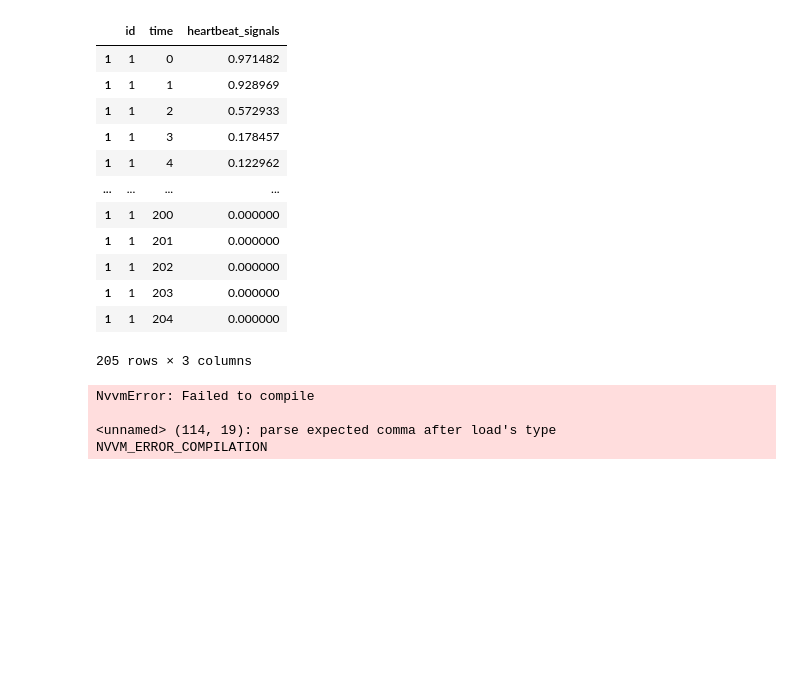
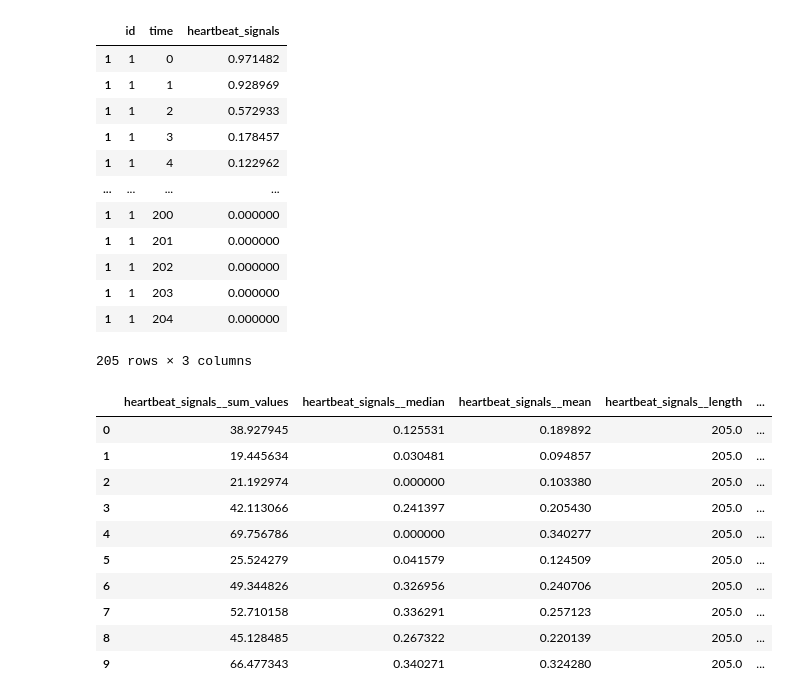
Before and after one commit to buaamse/ml, a Jupyter notebook: heartbeat_features.ipynb, the cells around one changed output. Cells and saved outputs as stored; diff of their text form; code cells hidden in the pictures; blank space fills up the shorter version.

```diff
--- a/heartbeat_features.ipynb
+++ b/heartbeat_features.ipynb
@@ -172,9 +141,16 @@ data_train[data_train["id"]==1]
 # %%
 from tsfresh.feature_extraction import extract_features, MinimalFCParameters
 train_features = extract_features(data_train, column_id='id', column_sort='time', default_fc_parameters=MinimalFCParameters())
-train_features.head()
+train_features.head(10)
 # %% [output]
-NvvmError: Failed to compile
-
-<unnamed> (114, 19): parse expected comma after load's type
-NVVM_ERROR_COMPILATION
+|  | heartbeat_signals__sum_values | heartbeat_signals__median | heartbeat_signals__mean | heartbeat_signals__length | ... |
+| 0 | 38.927945 | 0.125531 | 0.189892 | 205.0 | ... |
+| 1 | 19.445634 | 0.030481 | 0.094857 | 205.0 | ... |
+| 2 | 21.192974 | 0.000000 | 0.103380 | 205.0 | ... |
+| 3 | 42.113066 | 0.241397 | 0.205430 | 205.0 | ... |
+| 4 | 69.756786 | 0.000000 | 0.340277 | 205.0 | ... |
+| 5 | 25.524279 | 0.041579 | 0.124509 | 205.0 | ... |
+| 6 | 49.344826 | 0.326956 | 0.240706 | 205.0 | ... |
+| 7 | 52.710158 | 0.336291 | 0.257123 | 205.0 | ... |
+| 8 | 45.128485 | 0.267322 | 0.220139 | 205.0 | ... |
+| 9 | 66.477343 | 0.340271 | 0.324280 | 205.0 | ... |
```
Also changed, not shown: parts of 7 cells of this notebook.
